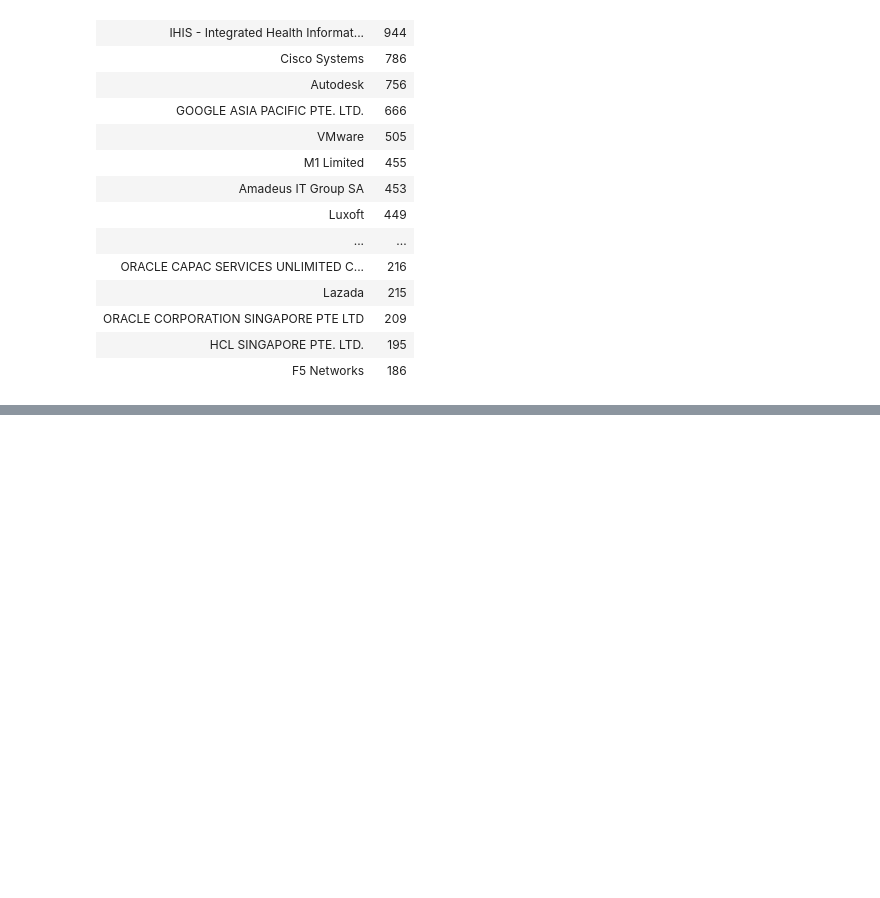
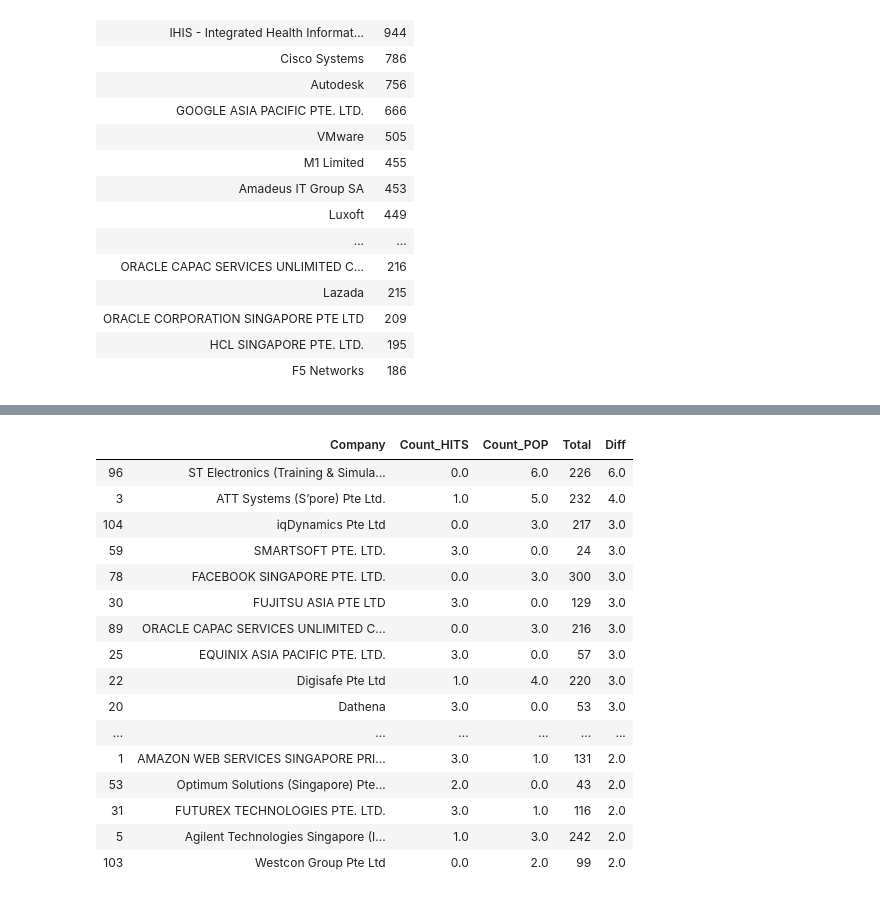
Before and after one commit to RamtinYazdanian/job_skill_trend_analysis, a Jupyter notebook: notebooks/jobtech_analysis.ipynb, the cells around one changed output, grey strips where cells are left out. Saved outputs shown, nothing was run; the diff lists cells and outputs as text; code cells hidden in the pictures; blank space fills up the shorter version.

```diff
--- a/notebooks/jobtech_analysis.ipynb
+++ b/notebooks/jobtech_analysis.ipynb
@@ -622,0 +967,14 @@ companies_emerging_spec_skills = [threshold_logsum_trends_simple(
+# %%
+n = 30
+# Companies obtained using HITS with emerging skills as seed set
+hits_all_data = [get_top_n_companies_from_hits(get_period_of_time(skills_df,
+                                       start_and_end_dates[i][0], start_and_end_dates[i][1]), emerging_skills[i],
+                                              n = n)
+                for i in range(len(start_and_end_dates))]
+hits_top_companies = [x[0] for x in hits_all_data]
+
+# Companies with the most ads in each period
+pop_top_companies = [get_period_of_time(company_totals,
+            start_and_end_dates[i][0], start_and_end_dates[i][1])[['Company', 'Total']].groupby('Company').sum().\
+                                sort_values('Total', ascending=False).head(n).index.values.tolist()
+                    for i in range(len(start_and_end_dates))]
@@ -622,0 +1401,6 @@ companies_emerging_spec_skills = [threshold_logsum_trends_simple(
+# %%
+from itertools import chain
+hits_company_counts = pd.DataFrame({'Company': list(chain.from_iterable(hits_top_companies))}).assign(Count=1).\
+                        groupby('Company').sum().reset_index()
+pop_company_counts = pd.DataFrame({'Company': list(chain.from_iterable(pop_top_companies))}).assign(Count=1).\
+                        groupby('Company').sum().reset_index()
@@ -622,0 +1411,6 @@ companies_emerging_spec_skills = [threshold_logsum_trends_simple(
+# %%
+merged_hits_and_pop = \
+    pd.merge(
+        pd.merge(hits_company_counts, pop_company_counts, on='Company', how='outer', suffixes=('_HITS', '_POP')).\
+                    fillna(0), company_totals[['Company', 'Total']].\
+                            groupby('Company').sum().reset_index(), on='Company')
@@ -622,0 +1471,23 @@ companies_emerging_spec_skills = [threshold_logsum_trends_simple(
+# %%
+merged_hits_and_pop['Diff'] = merged_hits_and_pop['Count_HITS'] - merged_hits_and_pop['Count_POP']
+merged_hits_and_pop['Diff'] = merged_hits_and_pop['Diff'].apply(abs)
+# %%
+merged_hits_and_pop.sort_values('Diff', ascending=False).head(30)
+# %% [output]
+|  | Company | Count_HITS | Count_POP | Total | Diff |
+| 96 | ST Electronics (Training & Simula... | 0.0 | 6.0 | 226 | 6.0 |
+| 3 | ATT Systems (S’pore) Pte Ltd. | 1.0 | 5.0 | 232 | 4.0 |
+| 104 | iqDynamics Pte Ltd | 0.0 | 3.0 | 217 | 3.0 |
+| 59 | SMARTSOFT PTE. LTD. | 3.0 | 0.0 | 24 | 3.0 |
+| 78 | FACEBOOK SINGAPORE PTE. LTD. | 0.0 | 3.0 | 300 | 3.0 |
+| 30 | FUJITSU ASIA PTE LTD | 3.0 | 0.0 | 129 | 3.0 |
+| 89 | ORACLE CAPAC SERVICES UNLIMITED C... | 0.0 | 3.0 | 216 | 3.0 |
+| 25 | EQUINIX ASIA PACIFIC PTE. LTD. | 3.0 | 0.0 | 57 | 3.0 |
+| 22 | Digisafe Pte Ltd | 1.0 | 4.0 | 220 | 3.0 |
+| 20 | Dathena | 3.0 | 0.0 | 53 | 3.0 |
+| ... | ... | ... | ... | ... | ... |
+| 1 | AMAZON WEB SERVICES SINGAPORE PRI... | 3.0 | 1.0 | 131 | 2.0 |
+| 53 | Optimum Solutions (Singapore) Pte... | 2.0 | 0.0 | 43 | 2.0 |
+| 31 | FUTUREX TECHNOLOGIES PTE. LTD. | 3.0 | 1.0 | 116 | 2.0 |
+| 5 | Agilent Technologies Singapore (I... | 1.0 | 3.0 | 242 | 2.0 |
+| 103 | Westcon Group Pte Ltd | 0.0 | 2.0 | 99 | 2.0 |
```
Also changed, not shown: parts of 111 cells of this notebook, 2 other files.
